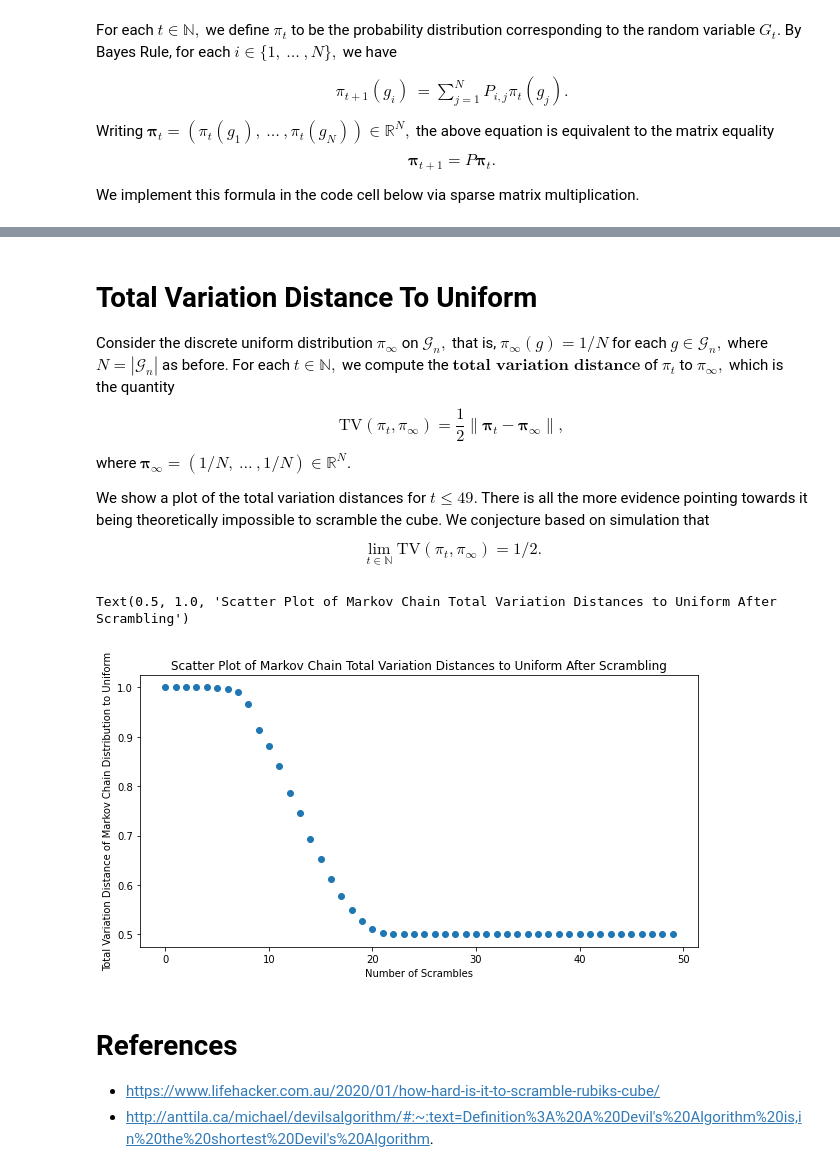
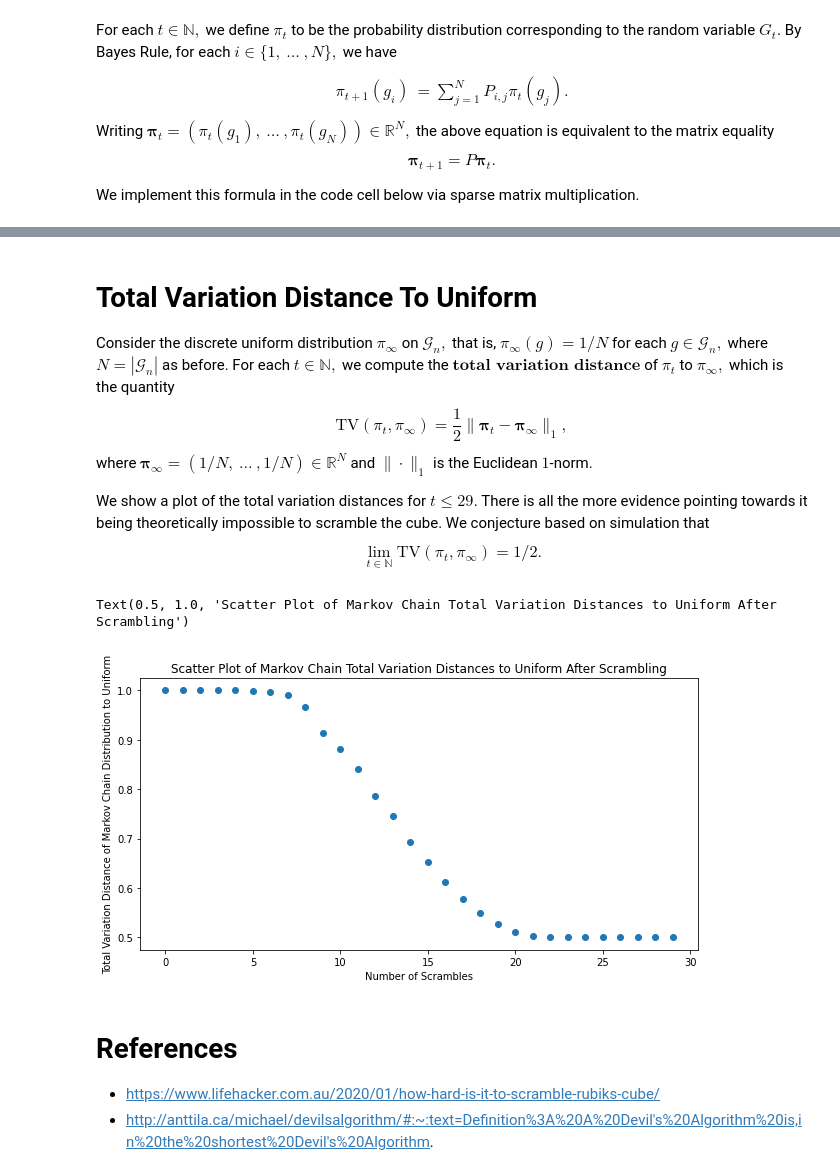
Before and after one commit to vskaush2/RubiksCubeMarkovChain, a Jupyter notebook: RubiksCubeMarkovChainDemo.ipynb, the cells around one changed output, grey strips where cells are left out. Drawn from its saved outputs; the diff is of its cells as text; code cells hidden in the pictures.

```diff
--- a/RubiksCubeMarkovChainDemo.ipynb
+++ b/RubiksCubeMarkovChainDemo.ipynb
@@ -185,8 +185,8 @@ def update_face_rotation_subgroup_perms(all_perms):
 #     save_face_rotation_subgroup_perms(all_perms,n)
 
 
-# H_n=SymmetricGroup(6*n**2).subgroup(list(basic_perms))
-# all_perms=H_n.elements
+H_n=SymmetricGroup(6*n**2).subgroup(list(basic_perms))
+all_perms=H_n.elements
 # %% [markdown]
 # Formally Interpretting Cube Scrambling as a Markov Chain
 
@@ -277,15 +277,17 @@ def get_transition_matrix_coo_format(transition_matrix_row_nonzero_column_indice
     transition_matrix=sc.sparse.coo_matrix((data, (rows, cols)), shape=(N, N))
     return transition_matrix
 
-# enumerated_dict, reversed_dict = enumerate_perms(all_perms)
+
 transition_matrix_row_nonzero_column_indices_dict=get_transition_matrix_row_nonzero_column_indices_dict(n)
 
-# update_transition_matrix_row_nonzero_column_indices_dict(n,
-#                                                         0,
-#                                                         len(all_perms),
-#                                                         enumerated_dict,
-#                                                         reversed_dict,
-#                                                         transition_matrix_row_nonzero_column_indices_dict)
+if len(transition_matrix_row_nonzero_column_indices_dict) != len(all_perms):
+    enumerated_dict, reversed_dict = enumerate_perms(all_perms)
+    update_transition_matrix_row_nonzero_column_indices_dict(n,
+                                                            0,
+                                                            len(all_perms),
+                                                            enumerated_dict,
+                                                            reversed_dict,
+                                                            transition_matrix_row_nonzero_column_indices_dict)
 
 transition_matrix=get_transition_matrix_coo_format(transition_matrix_row_nonzero_column_indices_dict)
 transition_matrix
@@ -358,22 +360,22 @@ for t in range(20):
 # %% [markdown]
 # Total Variation Distance To Uniform
 Consider the discrete uniform distribution $\pi_\infty$ on $\mathcal{G}_n,$ that is, $\pi_\infty(g)=1/N$ for each $g \in \mathcal{G}_n,$ where $N=|\mathcal{G}_n|$ as before. For each $t \in \mathbb{N},$ we compute the $\textbf{total variation distance}$ of $\pi_t$ to $\pi_\infty,$ which is the quantity
-$$\text{TV}(\pi_t,\pi_\infty) = \frac{1}{2} \|\boldsymbol{\pi}_t - \boldsymbol{\pi}_\infty \|,$$ where $\boldsymbol{\pi}_\infty=(1/N, \ \dots \ , 1/N) \in \mathbb{R}^N.$
+$$\text{TV}(\pi_t,\pi_\infty) = \frac{1}{2} \|\boldsymbol{\pi}_t - \boldsymbol{\pi}_\infty \|_1,$$ where $\boldsymbol{\pi}_\infty=(1/N, \ \dots \ , 1/N) \in \mathbb{R}^N$ and $\| \cdot \|_1$ is the Euclidean $1$-norm.
 
-We show a plot of the total variation distances for $t \le 49.$ There is all the more evidence pointing towards it being theoretically impossible to scramble the cube. We conjecture based on simulation that $$\lim_{t \in \mathbb{N}}\text{TV}(\pi_t,\pi_\infty) = 1/2.$$
+We show a plot of the total variation distances for $t \le 29.$ There is all the more evidence pointing towards it being theoretically impossible to scramble the cube. We conjecture based on simulation that $$\lim_{t \in \mathbb{N}}\text{TV}(\pi_t,\pi_\infty) = 1/2.$$
 # %%
-t=50
+t=30
 chain_dists=[get_chain_distribution(n,transition_matrix,j) for j in range(t)]
 N=pi.shape[0]
 tv_dists=[0.5*(np.linalg.norm(pi.data-1/N,1)+(N-len(pi.data))/N) for pi in chain_dists]
 fig,ax=plt.subplots(figsize=(10,5))
 ax.scatter(range(t),tv_dists)
 ax.set_xlabel('Number of Scrambles')
 ax.set_ylabel('Total Variation Distance of Markov Chain Distribution to Uniform')
 ax.set_title('Scatter Plot of Markov Chain Total Variation Distances to Uniform After Scrambling')
 # %% [output]
 Text(0.5, 1.0, 'Scatter Plot of Markov Chain Total Variation Distances to Uniform After Scrambling')
-[figure, old version]
+[figure, new version]
 # %% [markdown]
 # References
 
```
Also changed, not shown: parts of 3 cells of this notebook.
